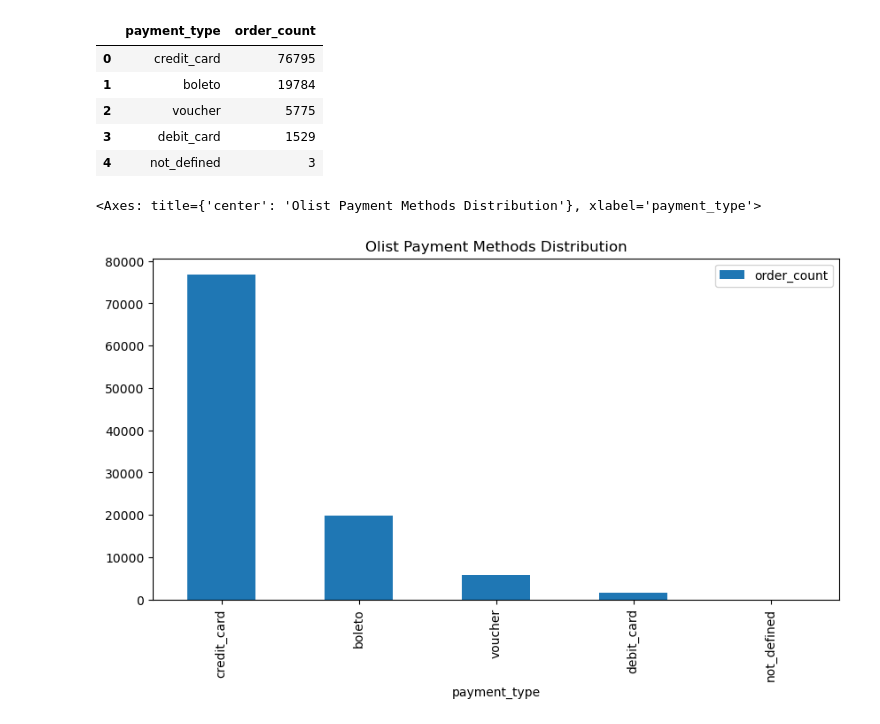
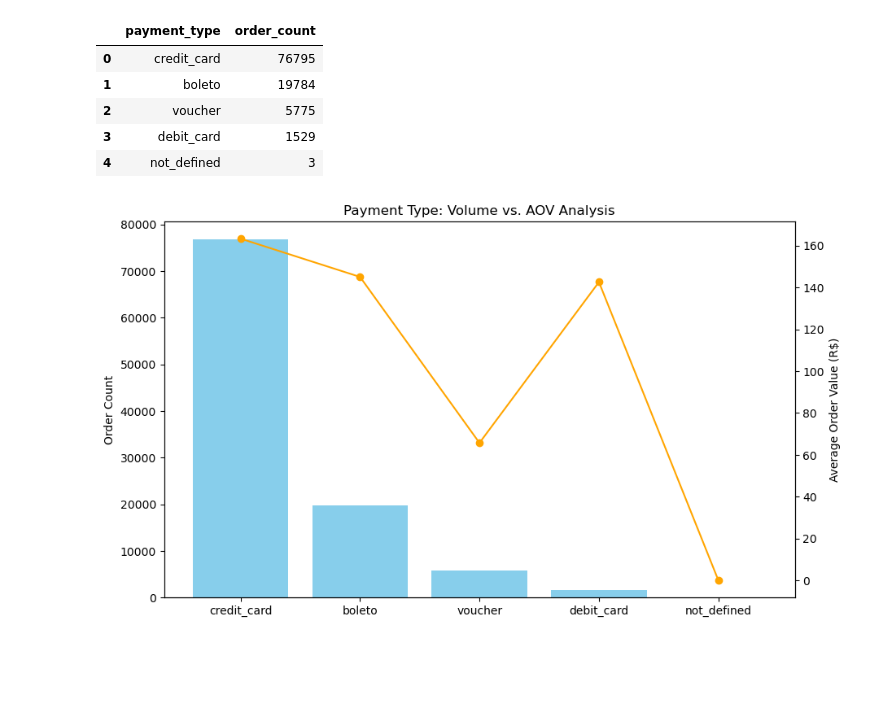
Before and after one commit to rileymskcnctools-oss/01_Brazil_Ecommerce, a Jupyter notebook: notebooks/final_analysis.ipynb, the cells around one changed output. Saved outputs shown, nothing was run; the diff lists cells and outputs as text; code cells hidden in the pictures; blank space fills up the shorter version.

```diff
--- a/notebooks/final_analysis.ipynb
+++ b/notebooks/final_analysis.ipynb
@@ -37,11 +34,39 @@ display(df.head())
 | 2 | voucher | 5775 |
 | 3 | debit_card | 1529 |
 | 4 | not_defined | 3 |
-# %%
-# 4. 画图
-# 使用 matplotlib 绘制条形图
-# 注意：y 必须对应你在 SQL 中起的别名 'order_count'
-df.plot(kind='bar', x='payment_type', y='order_count', title='Olist Payment Methods Distribution', figsize=(10, 5))
-# %% [output]
-<Axes: title={'center': 'Olist Payment Methods Distribution'}, xlabel='payment_type'>
-[figure, removed]
+# %%
+import pandas as pd
+import matplotlib.pyplot as plt
+#1.1付款方式对订单数量的影响分析
+
+
+# 1. 编写 SQL (直接复用你 DBeaver 调试好的逻辑)
+query_aov = """
+SELECT
+    payment_type,
+    COUNT(order_id) AS total_orders,
+    AVG(payment_value) AS avg_order_value
+FROM olist_order_payments_dataset
+GROUP BY 1
+ORDER BY total_orders DESC;
+"""
+
+# 2. 读取数据 (确保路径是 ../data/)
+df_aov = pd.read_sql(query_aov, conn)
+
+# 3. 绘图
+fig, ax1 = plt.subplots(figsize=(10, 6))
+
+# 画柱状图 (订单量)
+ax1.bar(df_aov['payment_type'], df_aov['total_orders'], color='skyblue', label='Order Volume')
+ax1.set_ylabel('Order Count')
+
+# 创建双轴画折线图 (AOV)
+ax2 = ax1.twinx()
+ax2.plot(df_aov['payment_type'], df_aov['avg_order_value'], color='orange', marker='o', label='AOV')
+ax2.set_ylabel('Average Order Value (R$)')
+
+plt.title('Payment Type: Volume vs. AOV Analysis')
+plt.show()
+# %% [output]
+[figure, added]
```
Also changed, not shown: parts of 3 cells of this notebook, 6 other files.
